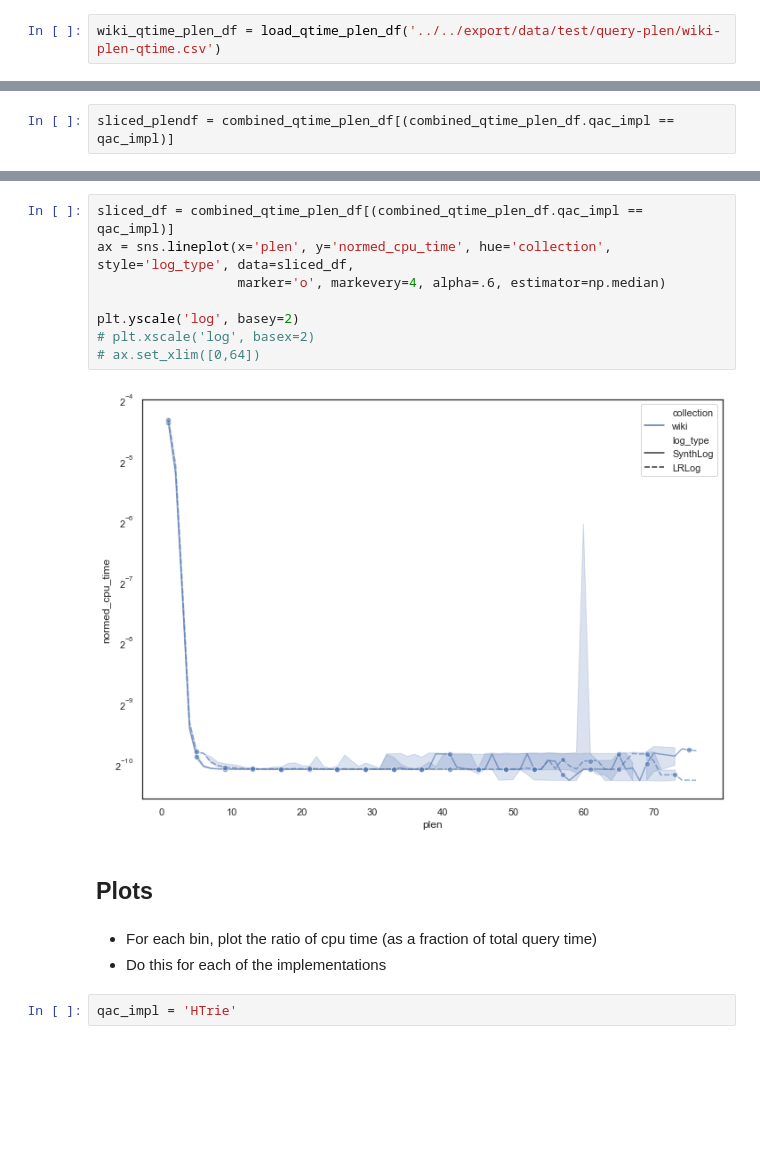
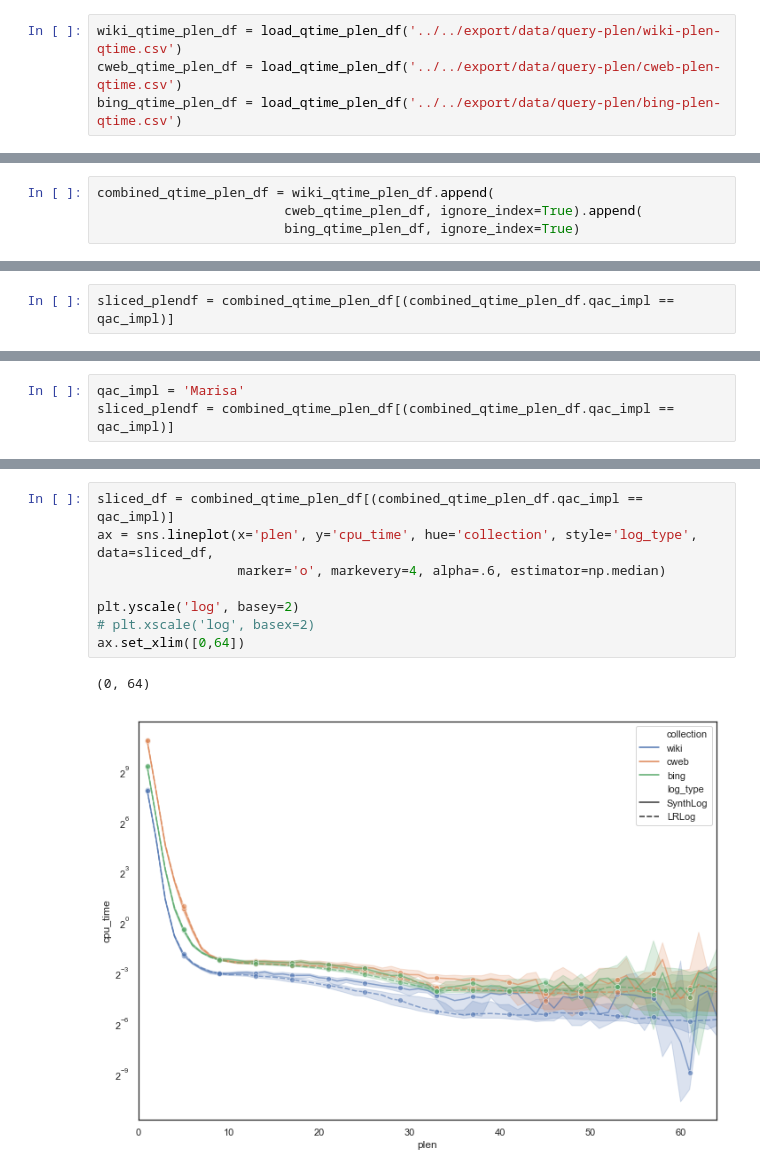
Before and after one commit to unnikrishnanta/qac-eval, a Jupyter notebook: Python/Notebooks/QueryTimes.ipynb, the cells around one changed output, grey strips where cells are left out. Saved outputs shown, nothing was run; the diff lists cells and outputs as text; blank space fills up the shorter version.

```diff
--- a/Python/Notebooks/QueryTimes.ipynb
+++ b/Python/Notebooks/QueryTimes.ipynb
@@ -292,4 +315,6 @@ def load_qtime_plen_df(file_name):
     qtime_plen_df.qac_impl = qtime_plen_df.qac_impl.apply(lambda x: map_qac_impl(x))
     return qtime_plen_df
 # %%
-wiki_qtime_plen_df = load_qtime_plen_df('../../export/data/test/query-plen/wiki-plen-qtime.csv')
+wiki_qtime_plen_df = load_qtime_plen_df('../../export/data/query-plen/wiki-plen-qtime.csv')
+cweb_qtime_plen_df = load_qtime_plen_df('../../export/data/query-plen/cweb-plen-qtime.csv')
+bing_qtime_plen_df = load_qtime_plen_df('../../export/data/query-plen/bing-plen-qtime.csv')
@@ -319,3 +321,7 @@ wiki_qtime_plen_df
+# %%
+combined_qtime_plen_df = wiki_qtime_plen_df.append(
+                        cweb_qtime_plen_df, ignore_index=True).append(
+                        bing_qtime_plen_df, ignore_index=True)
 # %%
 def norm_plen_qtime(combined_qtime_plen_df, combined_qtime_df):
     """ Normalise the cpu_time in combined_qtime_plen_df with the curresponding
@@ -347,3 +353,6 @@ plt.yscale('log')
+# %%
+qac_impl = 'Marisa'
+sliced_plendf = combined_qtime_plen_df[(combined_qtime_plen_df.qac_impl == qac_impl)]
 # %%
 sliced_plendf[sliced_plendf.log_type == 'SynthLog']['cpu_time'].describe()
 # %% [output]
@@ -370,18 +379,12 @@ max        18.336500
 Name: cpu_time, dtype: float64
 # %%
 sliced_df = combined_qtime_plen_df[(combined_qtime_plen_df.qac_impl == qac_impl)]
-ax = sns.lineplot(x='plen', y='normed_cpu_time', hue='collection', style='log_type', data=sliced_df,
+ax = sns.lineplot(x='plen', y='cpu_time', hue='collection', style='log_type', data=sliced_df,
                   marker='o', markevery=4, alpha=.6, estimator=np.median)
 
 plt.yscale('log', basey=2)
 # plt.xscale('log', basex=2)
-# ax.set_xlim([0,64])
+ax.set_xlim([0,64])
 # %% [output]
+(0, 64)
-[figure, old version]
+[figure, new version]
-# %% [markdown]
-## Plots
-# %% [markdown]
-- For each bin, plot the ratio of cpu time (as a fraction of total query time)
-- Do this for each of the implementations
-# %%
-qac_impl = 'HTrie'
```
Also changed, not shown: parts of 32 cells of this notebook, 3 other files.
